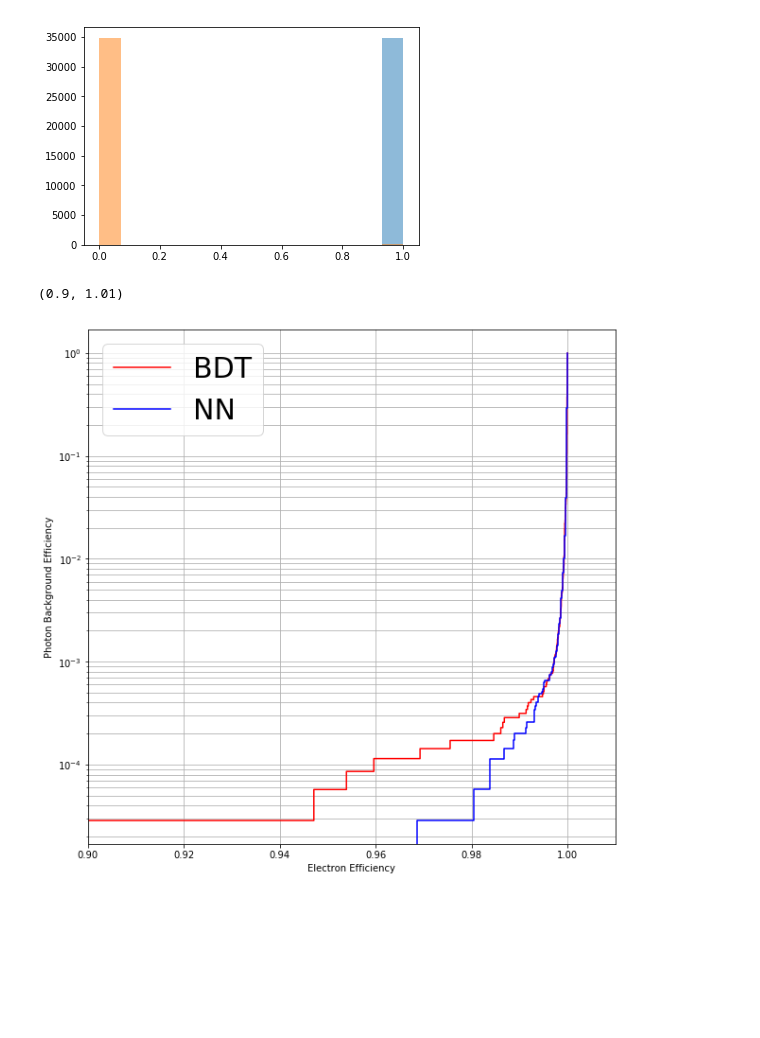
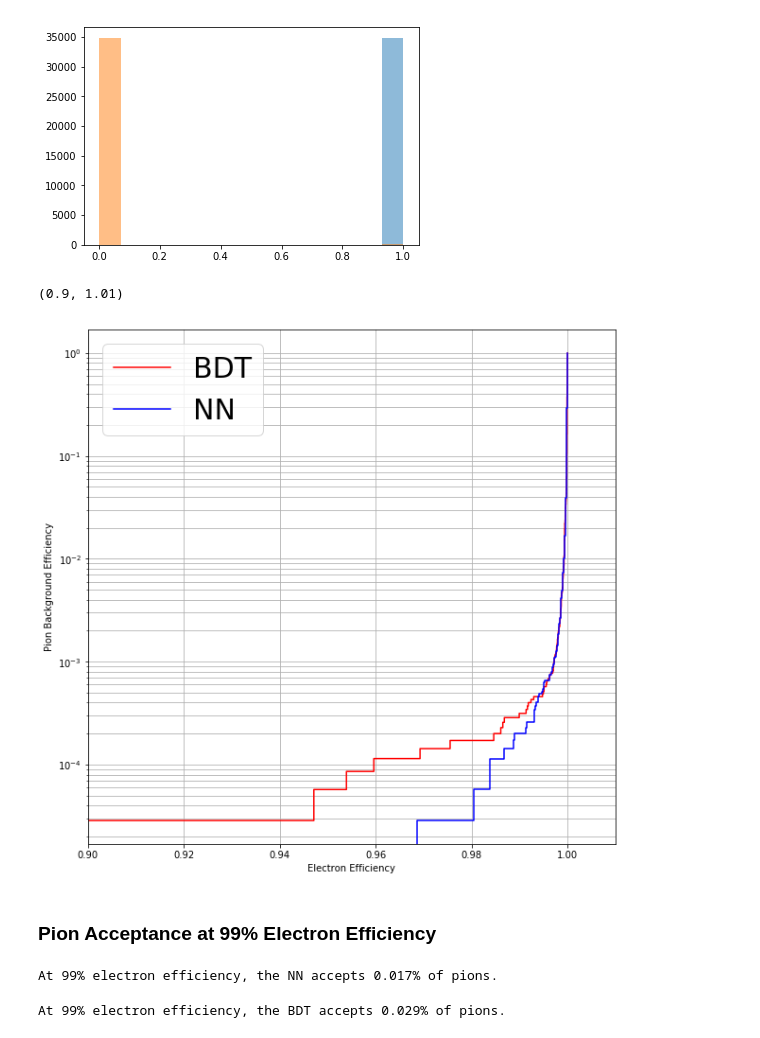
Before and after one commit to hep-lbdl/CaloGAN, a Jupyter notebook: classification/classification_shower_shapes_epi.ipynb, the cells around one changed output. Drawn from its saved outputs; the diff is of its cells as text; code cells hidden in the pictures; blank space fills up the shorter version.

Commit message:
Add acceptance at 99% efficiency

```diff
--- a/classification/classification_shower_shapes_epi.ipynb
+++ b/classification/classification_shower_shapes_epi.ipynb
@@ -281,14 +281,28 @@ _ = plt.hist(y_hat_prob[:, 0][y_test == 1], alpha=0.5, bins=bins)
 # %%
 plt.figure(figsize=(10,10))
 plt.plot(tpr, fpr, color='red', label='BDT')
 plt.plot(tpr_net, fpr_net, color='blue', label='NN')
 plt.yscale('log')
 plt.grid('on', 'both')
 plt.xlabel('Electron Efficiency')
-plt.ylabel('Photon Background Efficiency')
+plt.ylabel('Pion Background Efficiency')
 plt.legend(fontsize=30, loc='upper left')
 plt.xlim(0.9, 1.01)
 # lower = better !!
 # %% [output]
 (0.9, 1.01)
-[figure, old version]
+[figure, new version]
+# %% [markdown]
+### Pion Acceptance at 99% Electron Efficiency
+# %%
+print 'At 99% electron efficiency, the NN accepts {:0.3f}% of pions.'.format(
+    100 * fpr_net[np.argmin(abs(tpr_net - 0.99))]
+)
+# %% [output]
+At 99% electron efficiency, the NN accepts 0.017% of pions.
+# %%
+print 'At 99% electron efficiency, the BDT accepts {:0.3f}% of pions.'.format(
+    100 * fpr[np.argmin(abs(tpr - 0.99))]
+)
+# %% [output]
+At 99% electron efficiency, the BDT accepts 0.029% of pions.
```
